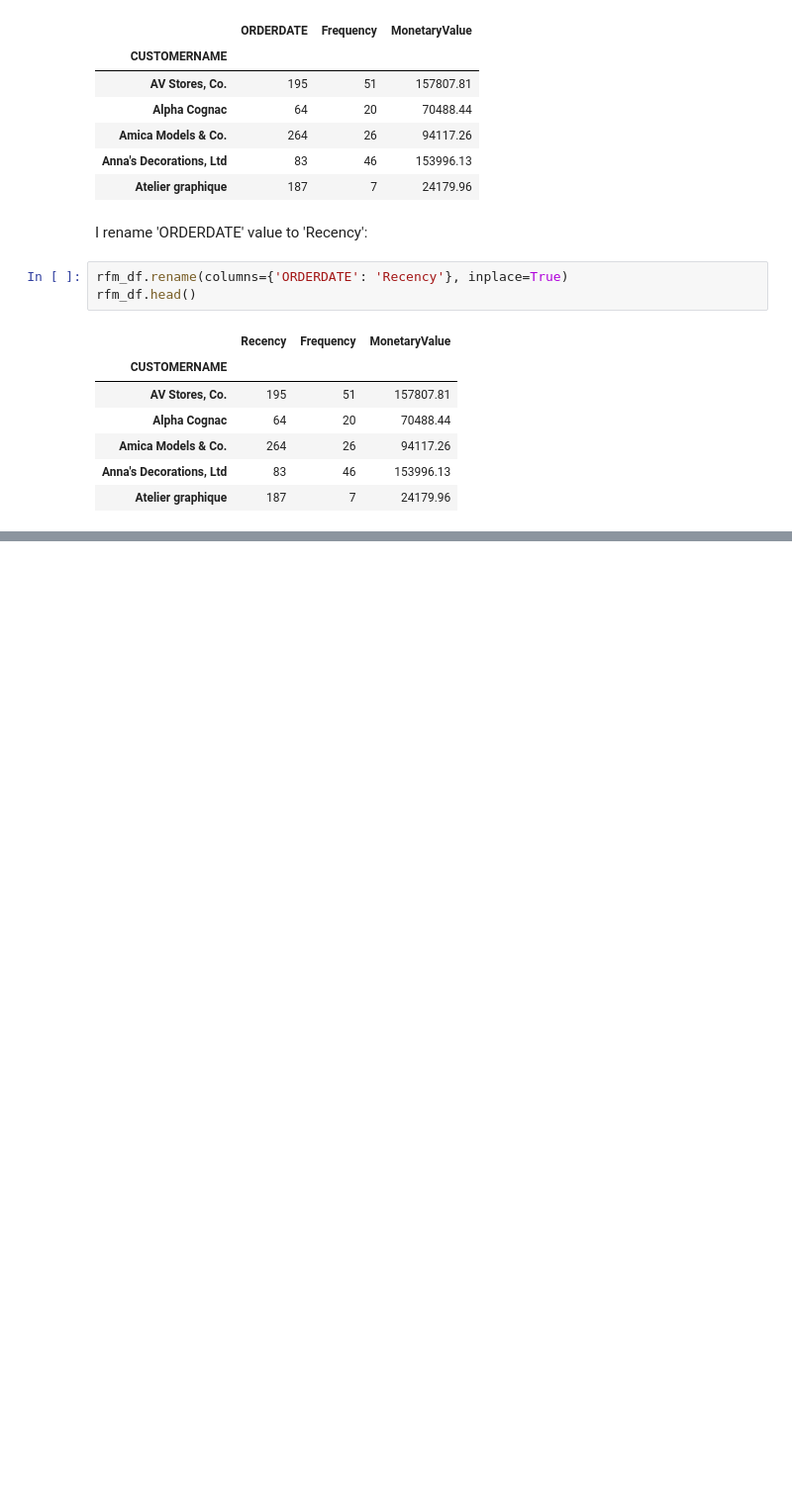
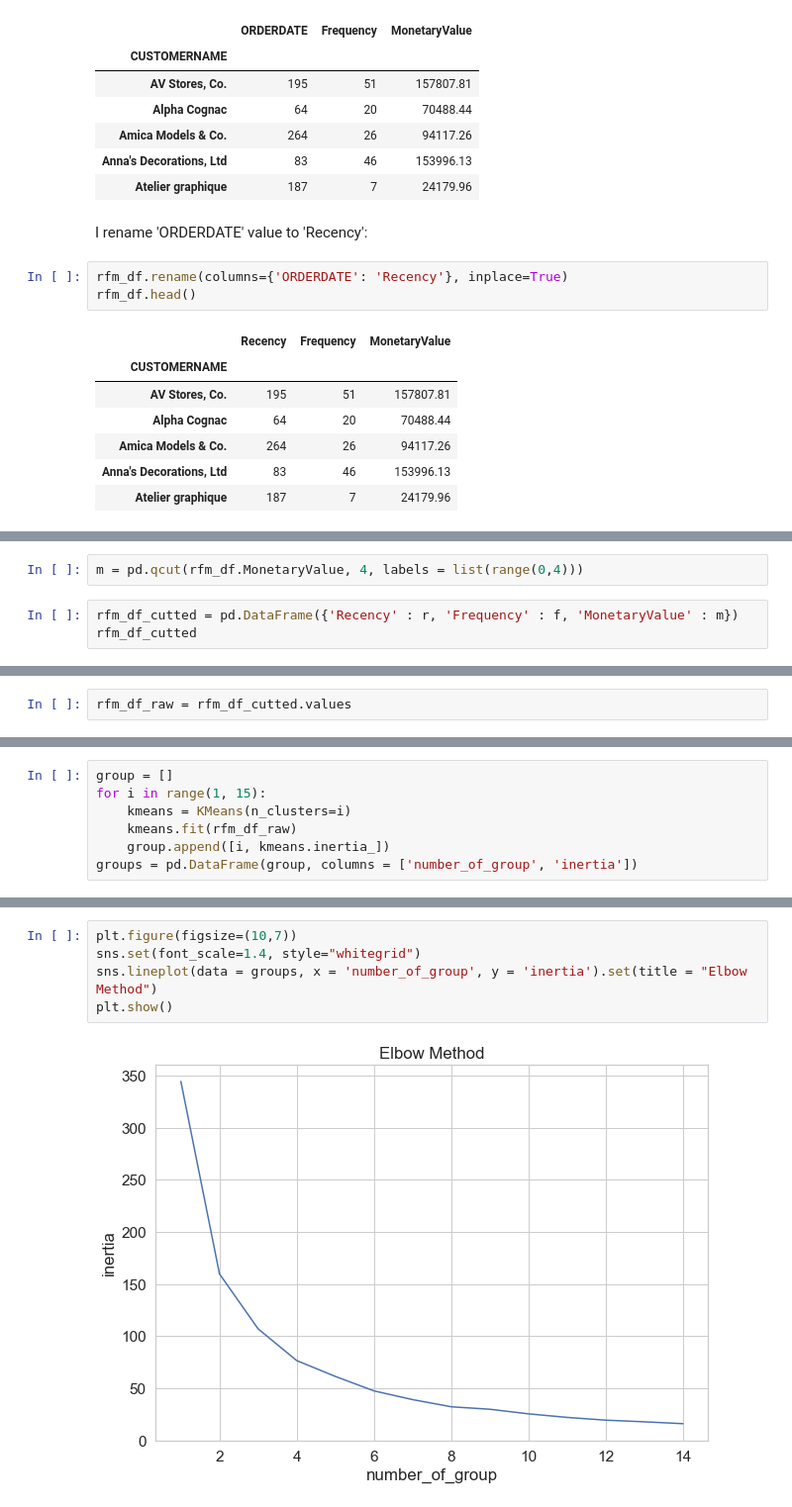
Before and after one commit to SatyamRanjan-404/Customer-Segmentation, a Jupyter notebook: Customer_segmentation.ipynb, the cells around one changed output, grey strips where cells are left out. Shown at 99% size. Saved outputs shown, nothing was run; the diff lists cells and outputs as text; blank space fills up the shorter version.

Commit message:
finish rfm scoring and kmeans clustering notebook

```diff
--- a/Customer_segmentation.ipynb
+++ b/Customer_segmentation.ipynb
@@ -335,0 +351,5 @@ rfm_df.head()
+# %%
+m = pd.qcut(rfm_df.MonetaryValue, 4, labels = list(range(0,4)))
+# %%
+rfm_df_cutted = pd.DataFrame({'Recency' : r, 'Frequency' : f, 'MonetaryValue' : m})
+rfm_df_cutted
@@ -335,0 +371,2 @@ rfm_df.head()
+# %%
+rfm_df_raw = rfm_df_cutted.values
@@ -335,0 +379,7 @@ rfm_df.head()
+# %%
+group = []
+for i in range(1, 15):
+    kmeans = KMeans(n_clusters=i)
+    kmeans.fit(rfm_df_raw)
+    group.append([i, kmeans.inertia_])
+groups = pd.DataFrame(group, columns = ['number_of_group', 'inertia'])
@@ -335,0 +404,7 @@ rfm_df.head()
+# %%
+plt.figure(figsize=(10,7))
+sns.set(font_scale=1.4, style="whitegrid")
+sns.lineplot(data = groups, x = 'number_of_group', y = 'inertia').set(title = "Elbow Method")
+plt.show()
+# %% [output]
+[figure, added]
```
Also changed, not shown: parts of 40 cells of this notebook.
